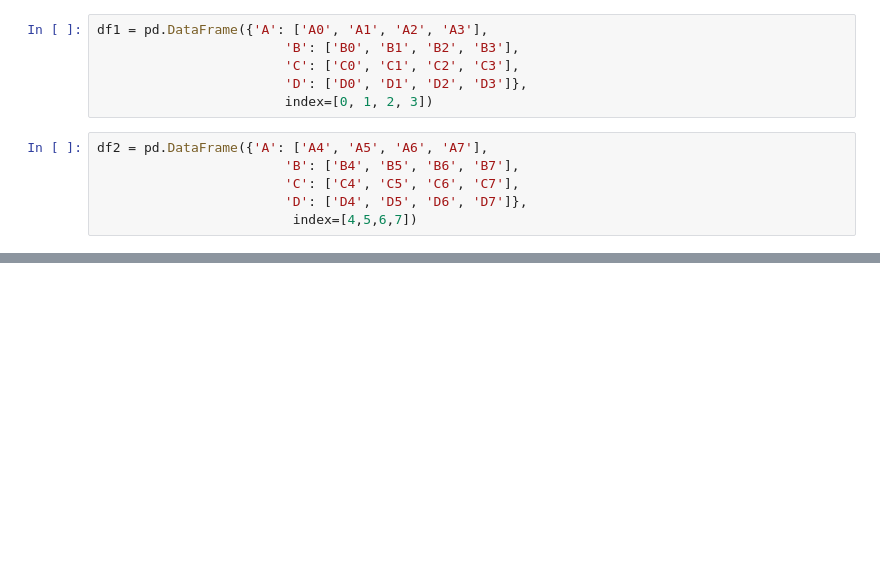
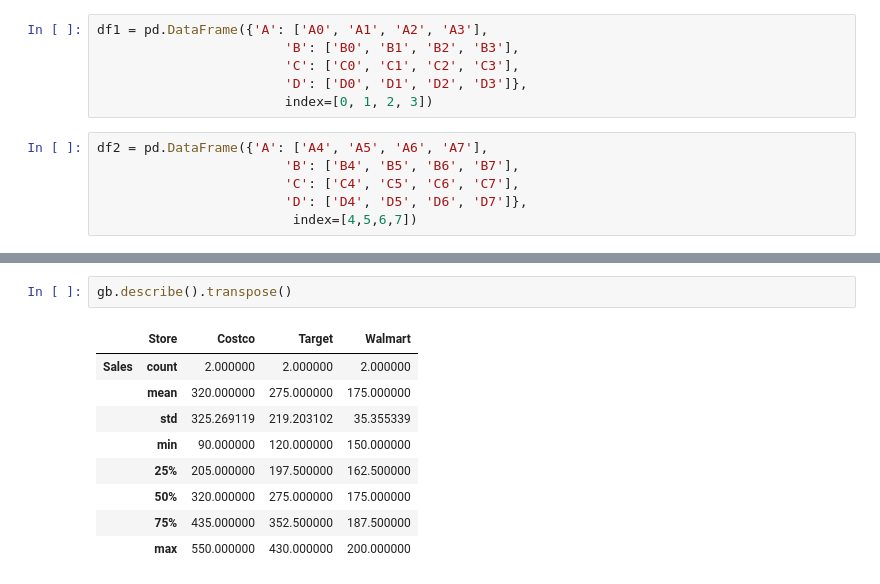
Before and after one commit to rishabhtiwari2048/data-science, a Jupyter notebook: Pandas Essentials.ipynb, the cells around one changed output, grey strips where cells are left out. Cells and saved outputs as stored; diff of their text form; blank space fills up the shorter version.

```diff
--- a/Pandas Essentials.ipynb
+++ b/Pandas Essentials.ipynb
@@ -962,0 +742,12 @@ pd.concat([df1,df2],axis=0)
+# %%
+gb.describe().transpose()
+# %% [output]
+|  | Store | Costco | Target | Walmart |
+| Sales | count | 2.000000 | 2.000000 | 2.000000 |
+|  | mean | 320.000000 | 275.000000 | 175.000000 |
+|  | std | 325.269119 | 219.203102 | 35.355339 |
+|  | min | 90.000000 | 120.000000 | 150.000000 |
+|  | 25% | 205.000000 | 197.500000 | 162.500000 |
+|  | 50% | 320.000000 | 275.000000 | 175.000000 |
+|  | 75% | 435.000000 | 352.500000 | 187.500000 |
+|  | max | 550.000000 | 430.000000 | 200.000000 |
```
Also changed, not shown: parts of 69 cells of this notebook.
